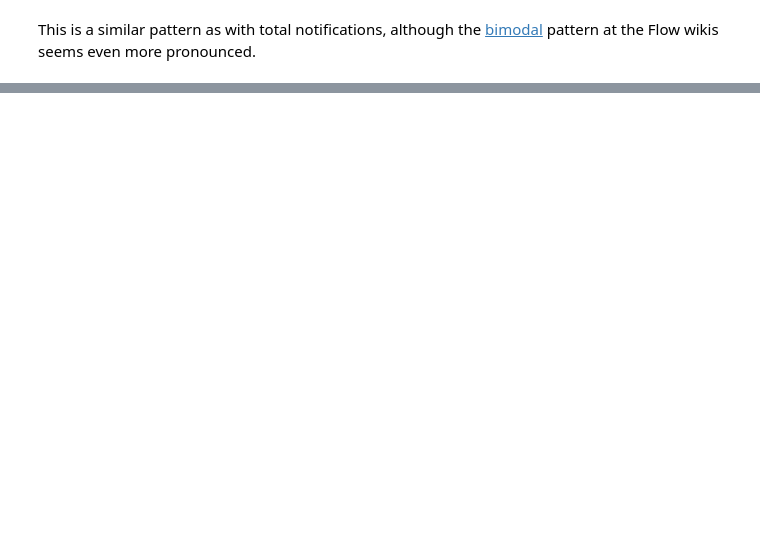
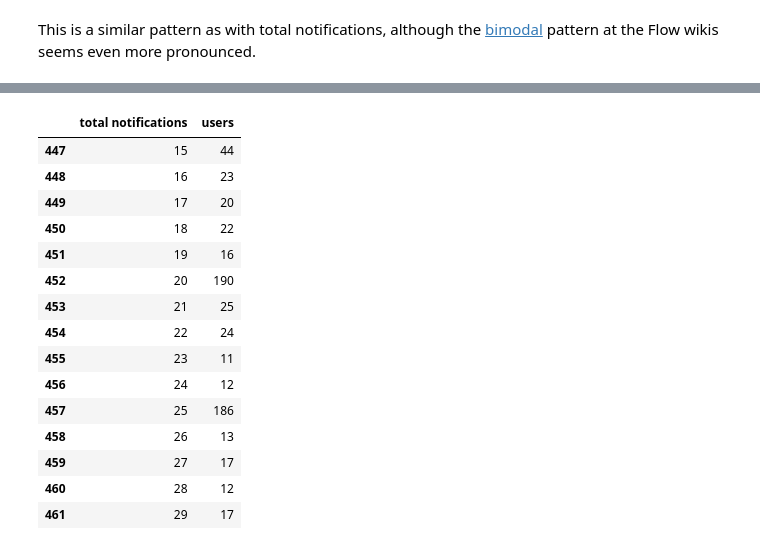
Before and after one commit to neilpquinn/2016-02-notifications-exploration, a Jupyter notebook: Notifications research.ipynb, the cells around one changed output, grey strips where cells are left out. Saved outputs shown, nothing was run; the diff lists cells and outputs as text; code cells hidden in the pictures; blank space fills up the shorter version.

```diff
--- a/Notifications research.ipynb
+++ b/Notifications research.ipynb
@@ -227,0 +257,20 @@ This is a similar pattern as with total notifications, although the [bimodal](ht
+# %%
+fr = filter_by_wiki( notifs, "frwiki" )
+fr[ (fr["total notifications"] >= 15) & (fr["total notifications"] < 30) ]
+# %% [output]
+|  | total notifications | users |
+| 447 | 15 | 44 |
+| 448 | 16 | 23 |
+| 449 | 17 | 20 |
+| 450 | 18 | 22 |
+| 451 | 19 | 16 |
+| 452 | 20 | 190 |
+| 453 | 21 | 25 |
+| 454 | 22 | 24 |
+| 455 | 23 | 11 |
+| 456 | 24 | 12 |
+| 457 | 25 | 186 |
+| 458 | 26 | 13 |
+| 459 | 27 | 17 |
+| 460 | 28 | 12 |
+| 461 | 29 | 17 |
```
Also changed, not shown: parts of 12 cells of this notebook.
